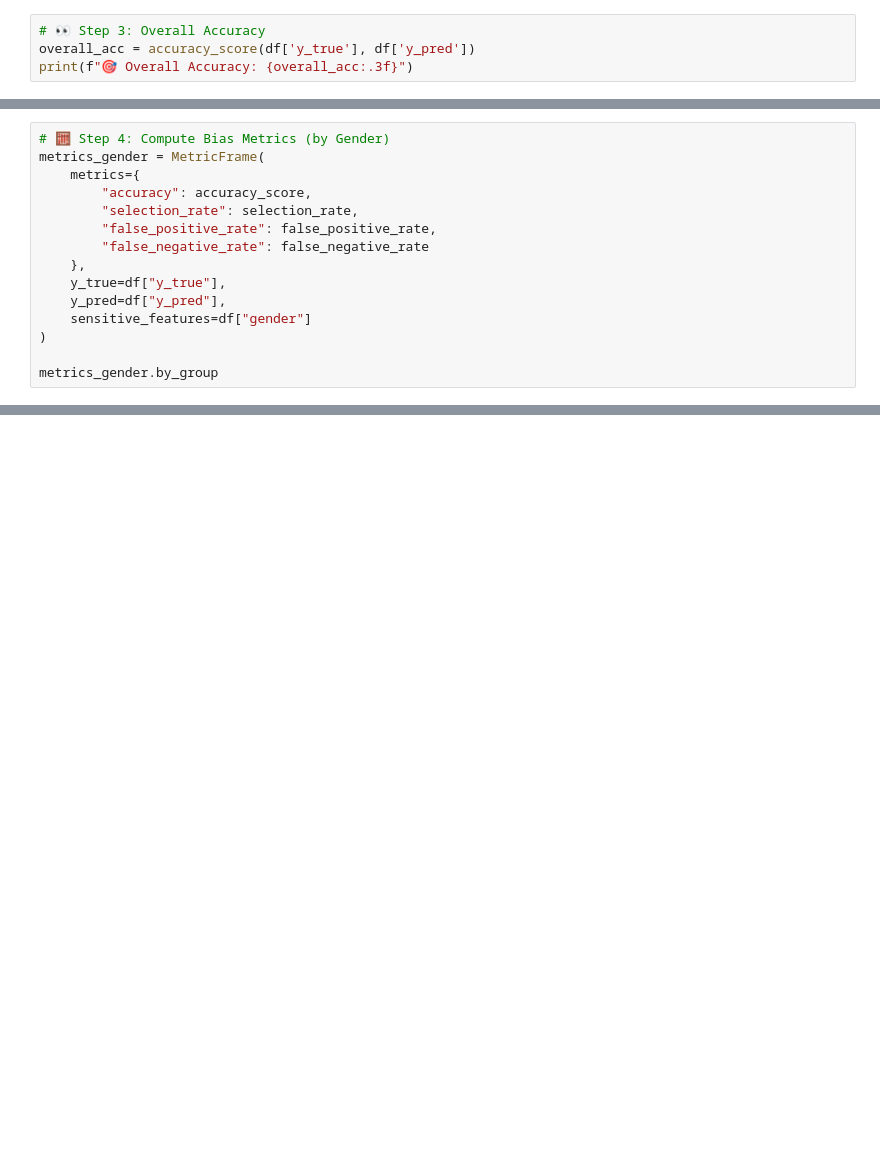
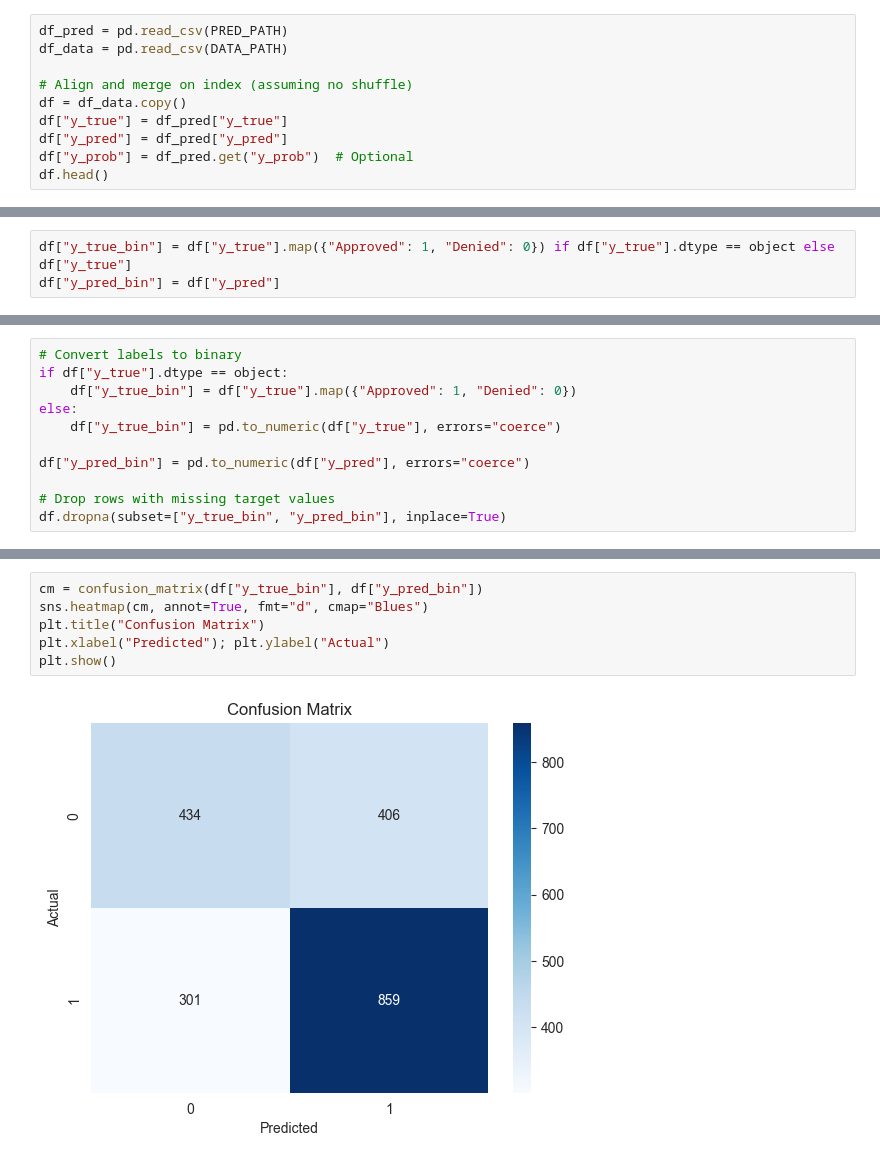
Before and after one commit to RajatShinde3/FairLoans, a Jupyter notebook: notebooks/02_bias_detect.ipynb, the cells around one changed output, grey strips where cells are left out. Cells and saved outputs as stored; diff of their text form; blank space fills up the shorter version.

```diff
--- a/notebooks/02_bias_detect.ipynb
+++ b/notebooks/02_bias_detect.ipynb
@@ -21,5 +19,11 @@ df.head()
 # %%
-# 👀 Step 3: Overall Accuracy
-overall_acc = accuracy_score(df['y_true'], df['y_pred'])
-print(f"🎯 Overall Accuracy: {overall_acc:.3f}")
+df_pred = pd.read_csv(PRED_PATH)
+df_data = pd.read_csv(DATA_PATH)
+
+# Align and merge on index (assuming no shuffle)
+df = df_data.copy()
+df["y_true"] = df_pred["y_true"]
+df["y_pred"] = df_pred["y_pred"]
+df["y_prob"] = df_pred.get("y_prob")  # Optional
+df.head()
 # %% [output]
@@ -27,15 +40,3 @@ print(f"🎯 Overall Accuracy: {overall_acc:.3f}")
 # %%
-# 🧮 Step 4: Compute Bias Metrics (by Gender)
-metrics_gender = MetricFrame(
-    metrics={
-        "accuracy": accuracy_score,
-        "selection_rate": selection_rate,
-        "false_positive_rate": false_positive_rate,
-        "false_negative_rate": false_negative_rate
-    },
-    y_true=df["y_true"],
-    y_pred=df["y_pred"],
-    sensitive_features=df["gender"]
-)
-
-metrics_gender.by_group
+df["y_true_bin"] = df["y_true"].map({"Approved": 1, "Denied": 0}) if df["y_true"].dtype == object else df["y_true"]
+df["y_pred_bin"] = df["y_pred"]
@@ -47 +43,12 @@ metrics_gender.by_group
+# %%
+# Convert labels to binary
+if df["y_true"].dtype == object:
+    df["y_true_bin"] = df["y_true"].map({"Approved": 1, "Denied": 0})
+else:
+    df["y_true_bin"] = pd.to_numeric(df["y_true"], errors="coerce")
+
+df["y_pred_bin"] = pd.to_numeric(df["y_pred"], errors="coerce")
+
+# Drop rows with missing target values
+df.dropna(subset=["y_true_bin", "y_pred_bin"], inplace=True)
 # %%
@@ -103,0 +127,8 @@ print("✅ Fairness metrics saved to results/fairness_baseline.md")
+# %%
+cm = confusion_matrix(df["y_true_bin"], df["y_pred_bin"])
+sns.heatmap(cm, annot=True, fmt="d", cmap="Blues")
+plt.title("Confusion Matrix")
+plt.xlabel("Predicted"); plt.ylabel("Actual")
+plt.show()
+# %% [output]
+[figure, added]
```
Also changed, not shown: parts of 12 cells of this notebook, 2 other files.
